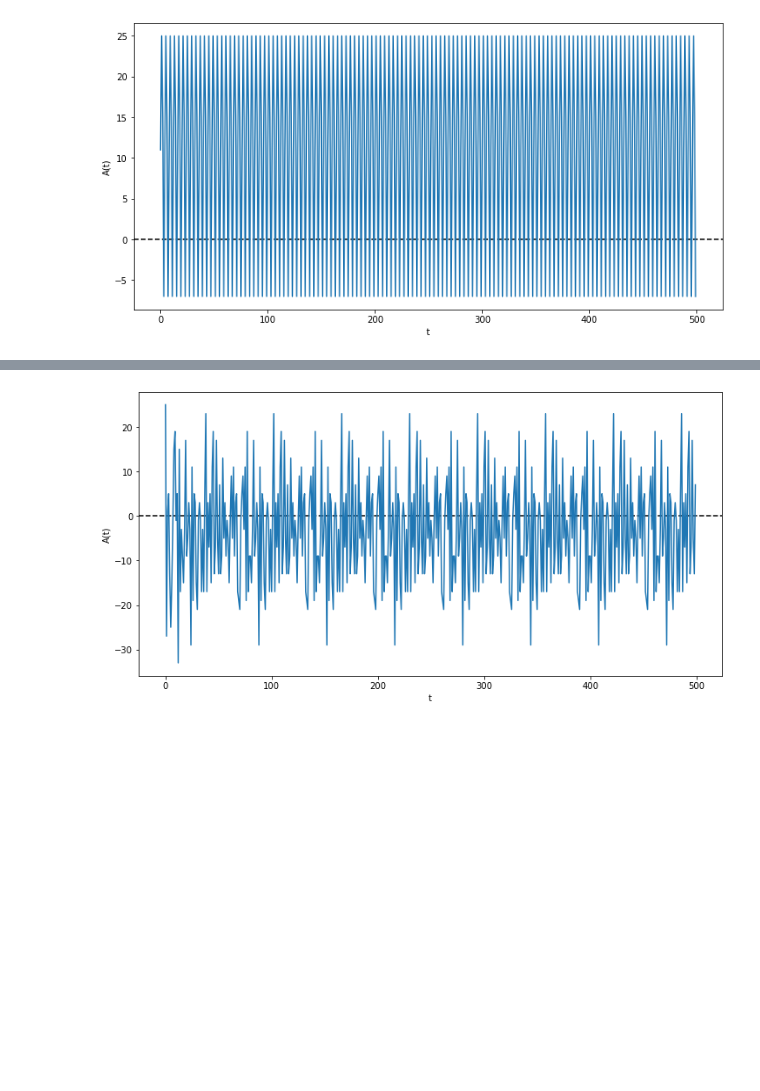
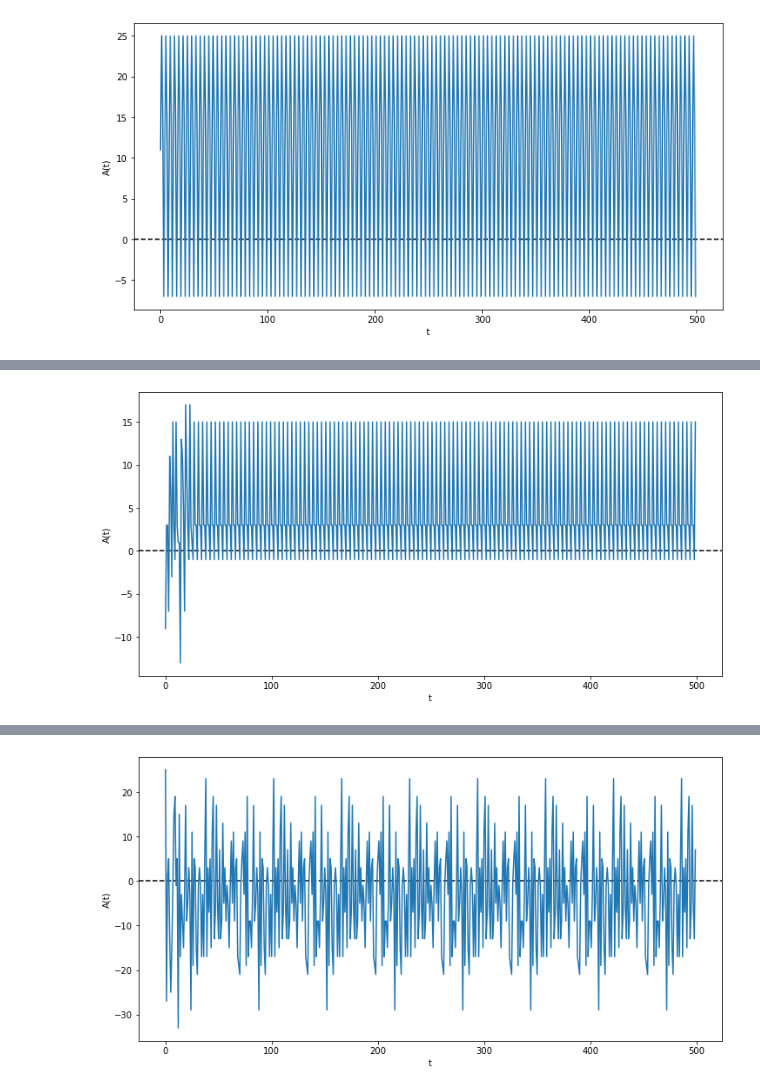
Before and after one commit to dvdblk/abm-project, a Jupyter notebook: notebooks/reetta_notebook.ipynb, the cells around one changed output, grey strips where cells are left out. Saved outputs shown, nothing was run; the diff lists cells and outputs as text; code cells hidden in the pictures; blank space fills up the shorter version.

```diff
--- a/notebooks/reetta_notebook.ipynb
+++ b/notebooks/reetta_notebook.ipynb
@@ -112,3 +131,18 @@ default_plot(times, attendances)
+# %%
+times, attendances, _, _ = MinorityGame(
+    n_agents=201,
+    factory_dict={
+        1: AgentFactory(
+            Agent,
+            agent_kwargs=dict(strategy_clss=[DefaultStrategy]),
+            memory_generator=GaussianDistributionMemoryGenerator(n_agents = 201)
+        ),
+    }
+).simulate_game()
+
+default_plot(times, attendances)
+# %% [output]
+[figure, added]
 # %%
 times, attendances, _, _ = MinorityGame(
     n_agents=201,
```
Also changed, not shown: parts of 18 cells of this notebook.
